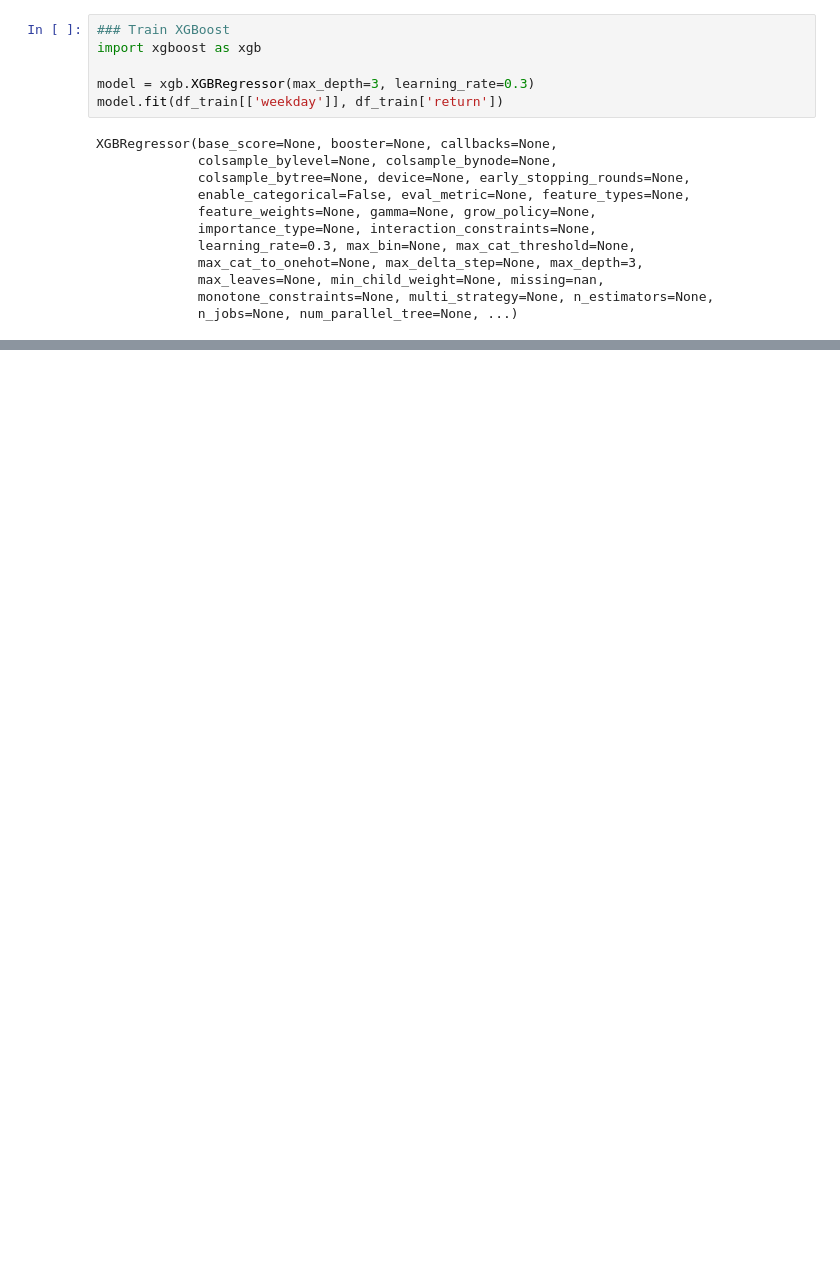
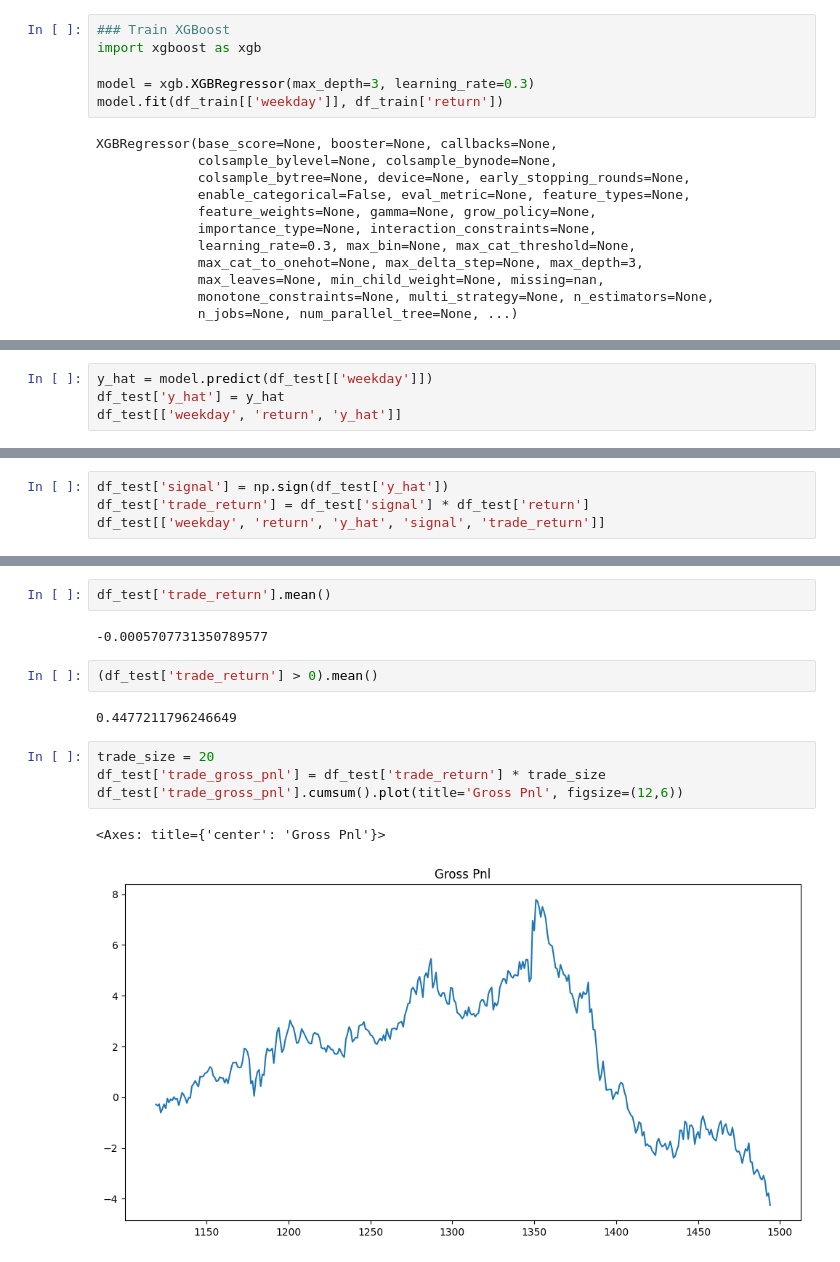
Before and after one commit to MRITUNJAYMADDHESHIYA/Research_Paper_Quant, a Jupyter notebook: 18_XGBoost/main.ipynb, the cells around one changed output, grey strips where cells are left out. Cells and saved outputs as stored; diff of their text form; blank space fills up the shorter version.

```diff
--- a/18_XGBoost/main.ipynb
+++ b/18_XGBoost/main.ipynb
@@ -93,0 +120,4 @@ XGBRegressor(base_score=None, booster=None, callbacks=None,
+# %%
+y_hat = model.predict(df_test[['weekday']])
+df_test['y_hat'] = y_hat
+df_test[['weekday', 'return', 'y_hat']]
@@ -93,0 +138,4 @@ XGBRegressor(base_score=None, booster=None, callbacks=None,
+# %%
+df_test['signal'] = np.sign(df_test['y_hat'])
+df_test['trade_return'] = df_test['signal'] * df_test['return']
+df_test[['weekday', 'return', 'y_hat', 'signal', 'trade_return']]
@@ -93,0 +156,15 @@ XGBRegressor(base_score=None, booster=None, callbacks=None,
+# %%
+df_test['trade_return'].mean()
+# %% [output]
+-0.0005707731350789577
+# %%
+(df_test['trade_return'] > 0).mean()
+# %% [output]
+0.4477211796246649
+# %%
+trade_size = 20
+df_test['trade_gross_pnl'] = df_test['trade_return'] * trade_size
+df_test['trade_gross_pnl'].cumsum().plot(title='Gross Pnl', figsize=(12,6))
+# %% [output]
+<Axes: title={'center': 'Gross Pnl'}>
+[figure, added]
```
Also changed, not shown: parts of 10 cells of this notebook.
